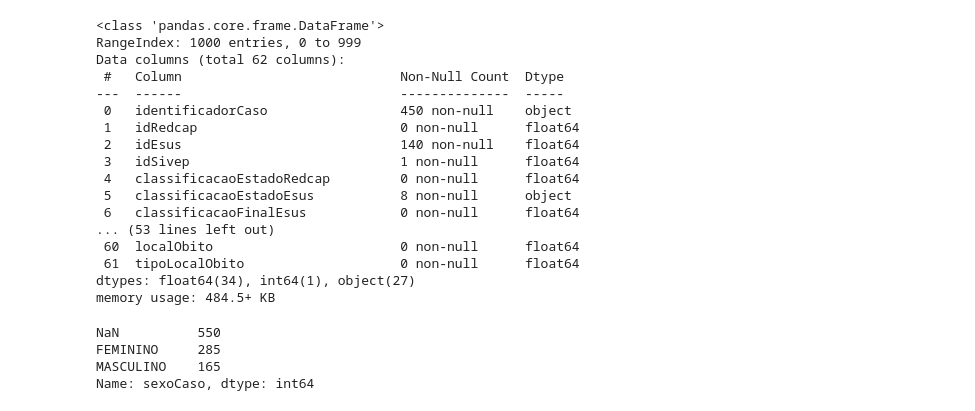
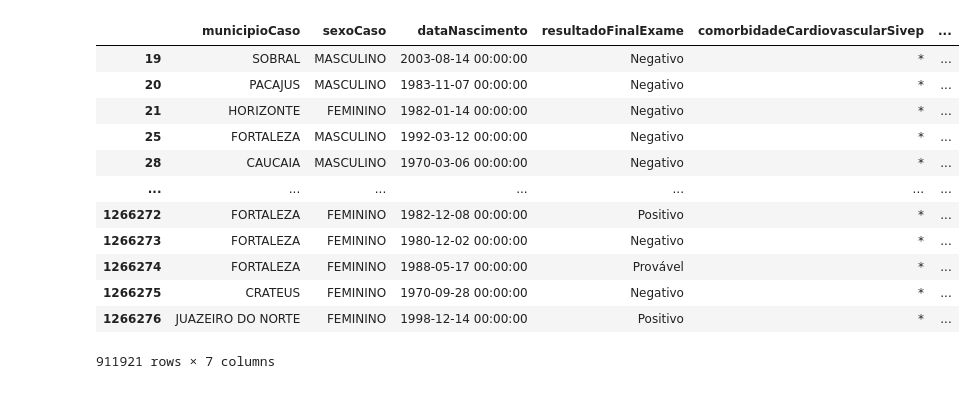
Before and after one commit to rafero1/k-anonymity-supression, a Jupyter notebook: k-anonymity suppression.ipynb, the cells around one changed output. Drawn from its saved outputs; the diff is of its cells as text; code cells hidden in the pictures.

Commit message:
finaliza k = 2

```diff
--- a/k-anonymity suppression.ipynb
+++ b/k-anonymity suppression.ipynb
@@ -7,66 +27,57 @@ filename_out = "Dataset_Covid_CE_Anon_Sup.csv"
 # %%
 # informações do dataset original
 
-data = pd.read_csv(filename, nrows=1000)
-data.info()
+# df = pd.read_csv(filename, nrows=500000)
+# df.comorbidadeCardiovascularSivep.value_counts(dropna=False)
-# %% [output]
-<class 'pandas.core.frame.DataFrame'>
-RangeIndex: 1000 entries, 0 to 999
-Data columns (total 62 columns):
- #   Column                            Non-Null Count  Dtype
----  ------                            --------------  -----
- 0   identificadorCaso                 450 non-null    object
- 1   idRedcap                          0 non-null      float64
- 2   idEsus                            140 non-null    float64
- 3   idSivep                           1 non-null      float64
- 4   classificacaoEstadoRedcap         0 non-null      float64
- 5   classificacaoEstadoEsus           8 non-null      object
- 6   classificacaoFinalEsus            0 non-null      float64
-... (53 lines left out)
- 60  localObito                        0 non-null      float64
- 61  tipoLocalObito                    0 non-null      float64
-dtypes: float64(34), int64(1), object(27)
-memory usage: 484.5+ KB
 # %%
 # limpeza
 
 semi_id = [
+    "municipioCaso",
+    "sexoCaso",
+    "dataNascimento",
     "resultadoFinalExame",
-    "dataNascimento",
     "racaCor",
-    "sexoCaso",
-    "municipioCaso",
 ]
 
 sensitive = [
     "comorbidadeCardiovascularSivep",
     "comorbidadeDiabetesSivep",
 ]
 
 dtype = {
+    "municipioCaso"                  : "str",
+    "sexoCaso"                       : "str",
+    "dataNascimento"                 : "str",
     "resultadoFinalExame"            : "str",
-    "dataNascimento"                 : "str",
-    "racaCor"                        : "str",
-    "sexoCaso"                       : "str",
-    "municipioCaso"                  : "str",
     "comorbidadeCardiovascularSivep" : "str",
     "comorbidadeDiabetesSivep"       : "str",
+    "racaCor"                        : "str",
 }
 
 date_columns = [
     "dataNascimento",
 ]
 
+date_parser = lambda x: pd.to_datetime(x, format="%Y-%m-%d", errors = 'coerce')
+
 # pegar apenas os atributos desejados
-df = pd.read_csv(filename, usecols=semi_id + sensitive, dtype=dtype, parse_dates=date_columns, infer_datetime_format=True)
-df = data.dropna(how="all") # remover registros com todos os valores nulo
-# df.resultadoFinalExame = df.resultadoFinalExame.replace({ "Positivo" : 1, "Negativo" : 0 })
-# df.comorbidadeCardiovascularSivep = df.comorbidadeCardiovascularSivep.replace({ "Sim" : 1, "Não" : 0, "Ignorado" : 0, np.nan : 0 })
-# df.comorbidadeDiabetesSivep = df.comorbidadeDiabetesSivep.replace({ "Sim" : 1, "Não" : 0, "Ignorado" : 0, np.nan : 0 })
-df.sexoCaso.value_counts(dropna=False)
-# df
+# df = pd.read_csv(filename, nrows=100000, usecols=semi_id + sensitive, dtype=dtype, parse_dates=date_columns, date_parser=date_parser)
+df = pd.read_csv(filename, usecols=semi_id + sensitive, dtype=dtype, parse_dates=date_columns, date_parser=date_parser)
+df = df.dropna(how="all") # remover registros com todos os valores nulo
+df = df.fillna("*") # padroniza valores nulos
+df
 # %% [output]
+|  | municipioCaso | sexoCaso | dataNascimento | resultadoFinalExame | comorbidadeCardiovascularSivep | ... |
+| 19 | SOBRAL | MASCULINO | 2003-08-14 00:00:00 | Negativo | * | ... |
+| 20 | PACAJUS | MASCULINO | 1983-11-07 00:00:00 | Negativo | * | ... |
+| 21 | HORIZONTE | FEMININO | 1982-01-14 00:00:00 | Negativo | * | ... |
+| 25 | FORTALEZA | MASCULINO | 1992-03-12 00:00:00 | Negativo | * | ... |
+| 28 | CAUCAIA | MASCULINO | 1970-03-06 00:00:00 | Negativo | * | ... |
+| ... | ... | ... | ... | ... | ... | ... |
+| 1266272 | FORTALEZA | FEMININO | 1982-12-08 00:00:00 | Positivo | * | ... |
+| 1266273 | FORTALEZA | FEMININO | 1980-12-02 00:00:00 | Negativo | * | ... |
+| 1266274 | FORTALEZA | FEMININO | 1988-05-17 00:00:00 | Provável | * | ... |
+| 1266275 | CRATEUS | FEMININO | 1970-09-28 00:00:00 | Negativo | * | ... |
+| 1266276 | JUAZEIRO DO NORTE | FEMININO | 1998-12-14 00:00:00 | Positivo | * | ... |
-NaN          550
-FEMININO     285
-MASCULINO    165
-Name: sexoCaso, dtype: int64
+911921 rows × 7 columns
```
Also changed, not shown: parts of 9 cells of this notebook, 1 other file.
